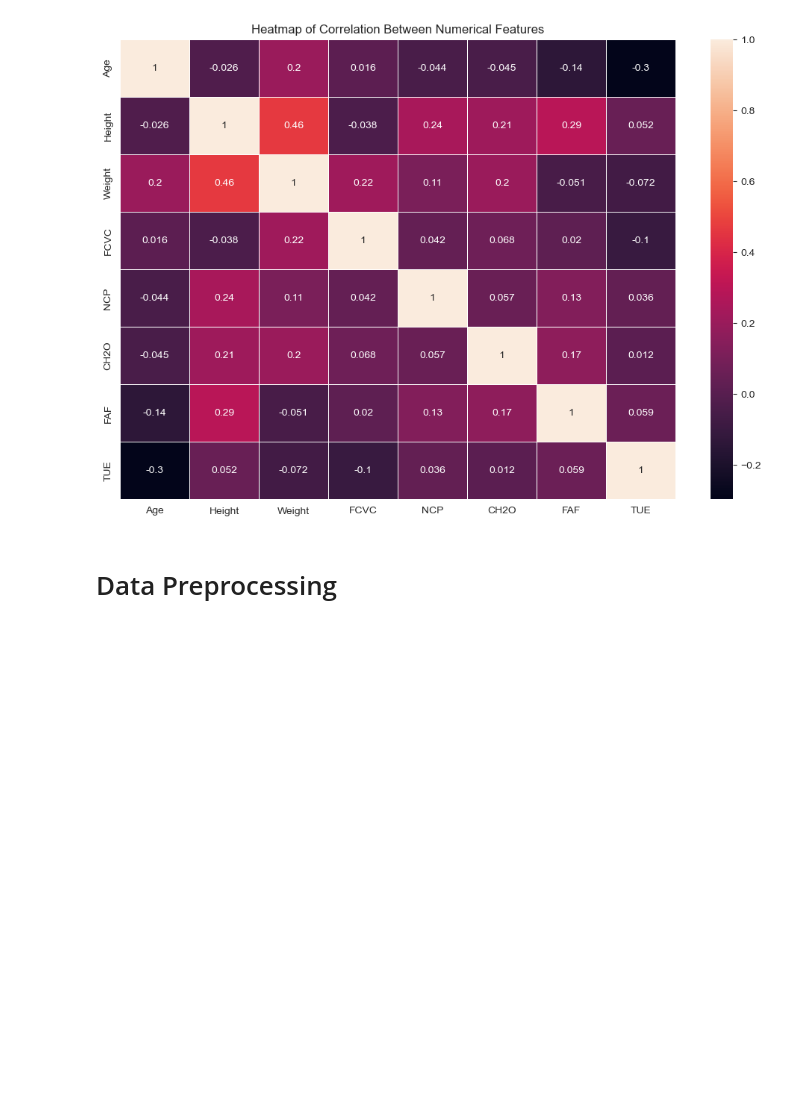
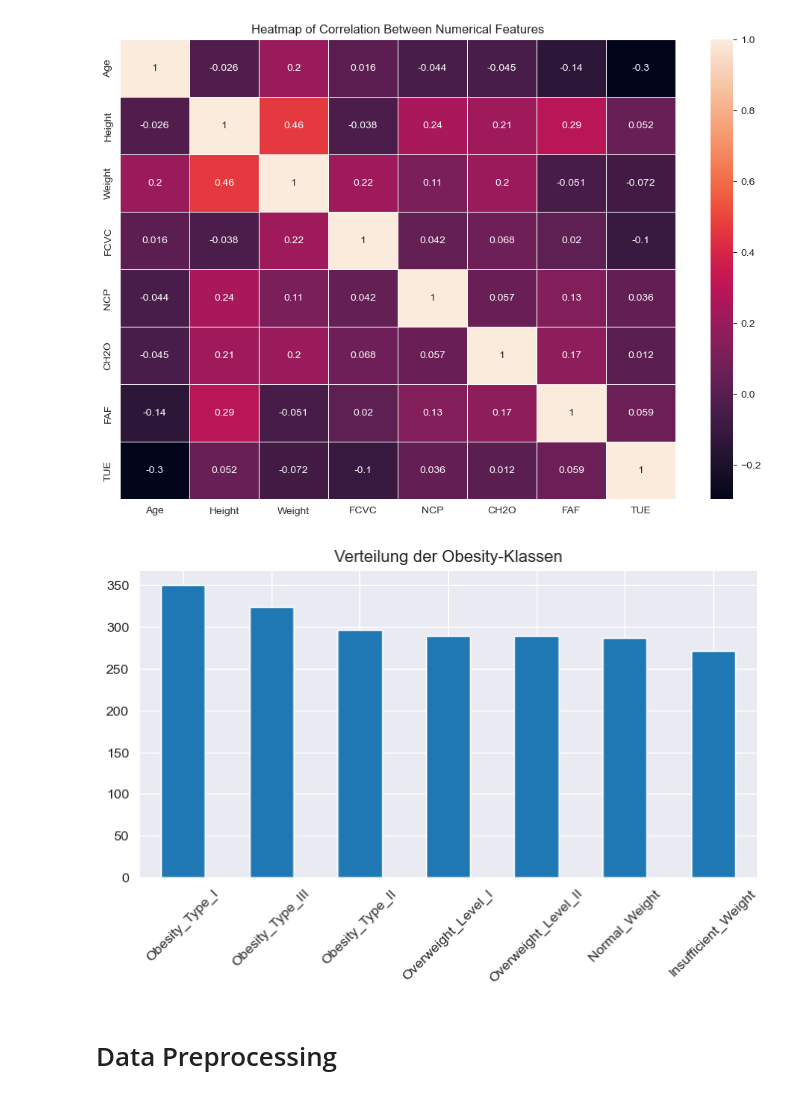
Before and after one commit to Niklas-Wag/Sleep_DSAI, a Jupyter notebook: ObesityPrediction.ipynb, the cells around one changed output. Cells and saved outputs as stored; diff of their text form; code cells hidden in the pictures; blank space fills up the shorter version.

```diff
--- a/ObesityPrediction.ipynb
+++ b/ObesityPrediction.ipynb
@@ -79,6 +88,14 @@ plt.title('Heatmap of Correlation Between Numerical Features')
 plt.show()
 # %% [output]
 [figure]
+# %%
+plt.figure(figsize=(8, 4))
+obesity_dataset["Obesity"].value_counts().plot(kind="bar")
+plt.title("Verteilung der Obesity-Klassen")
+plt.xticks(rotation=45)
+plt.show()
+# %% [output]
+[figure, added]
 # %% [markdown]
 # Data Preprocessing
 # %%
```
Also changed, not shown: parts of 1 cell of this notebook.
